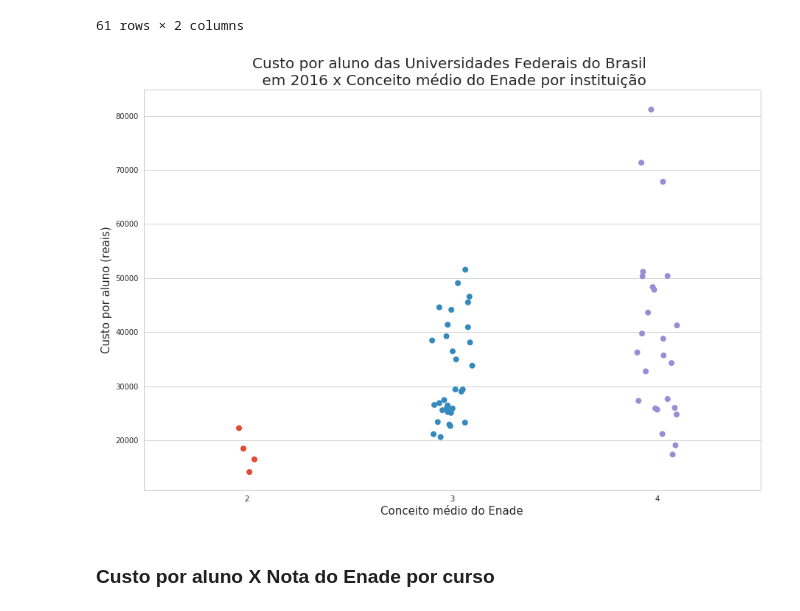
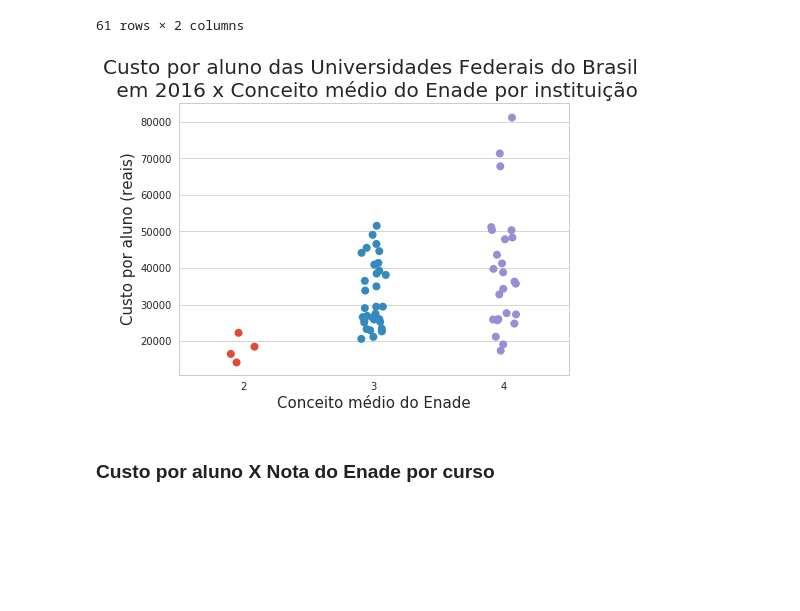
Before and after one commit to francinaldocn/MC_2019.2, a Jupyter notebook: questao1.ipynb, the cells around one changed output. Cells and saved outputs as stored; diff of their text form; code cells hidden in the pictures; blank space fills up the shorter version.

```diff
--- a/questao1.ipynb
+++ b/questao1.ipynb
@@ -130,19 +130,19 @@ enade_custo_filtrado
 | 60 | 16476.7 | 2 |
 61 rows × 2 columns
 # %%
-fig, gph = plt.subplots(figsize=(15,10))
+fig, gph = plt.subplots(figsize=(7,5))
 
 gph = sns.stripplot(x='enade', y='custo_aluno', data=enade_custo_filtrado.sort_values(by='enade', ascending=True), s=8, lw=1)
 
 gph.set_title('Custo por aluno das Universidades Federais do Brasil \n em 2016 x Conceito médio do Enade por instituição', fontsize=20)
 
 gph.set_xlabel('Conceito médio do Enade', fontsize=15)
 
 gph.set_ylabel('Custo por aluno (reais)', fontsize=15)
 
 plt.show()
 # %% [output]
-[figure, old version]
+[figure, new version]
 # %% [markdown]
 ### Custo por aluno X Nota do Enade por curso
 # %%
```
Also changed, not shown: parts of 5 cells of this notebook.
